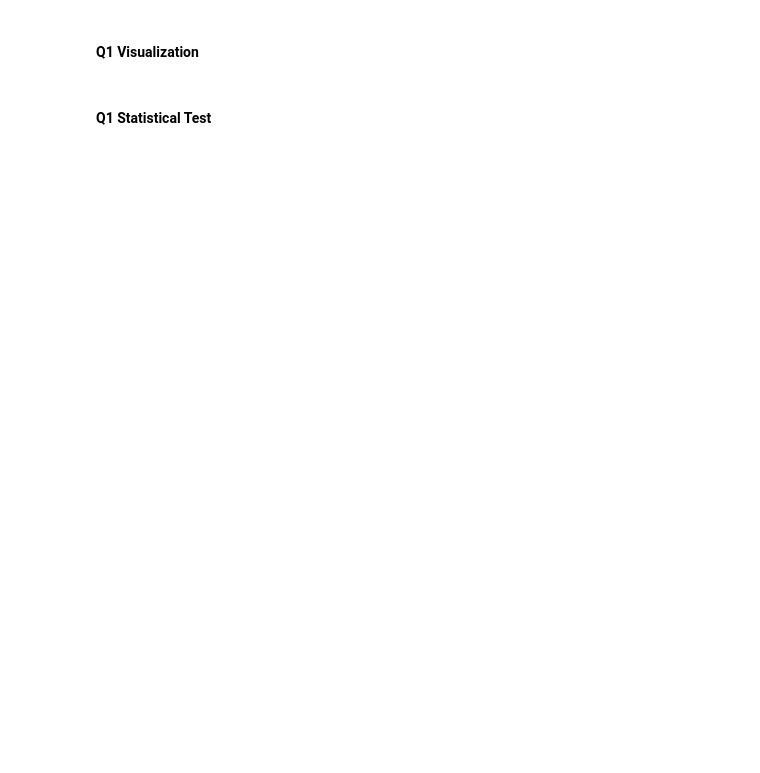
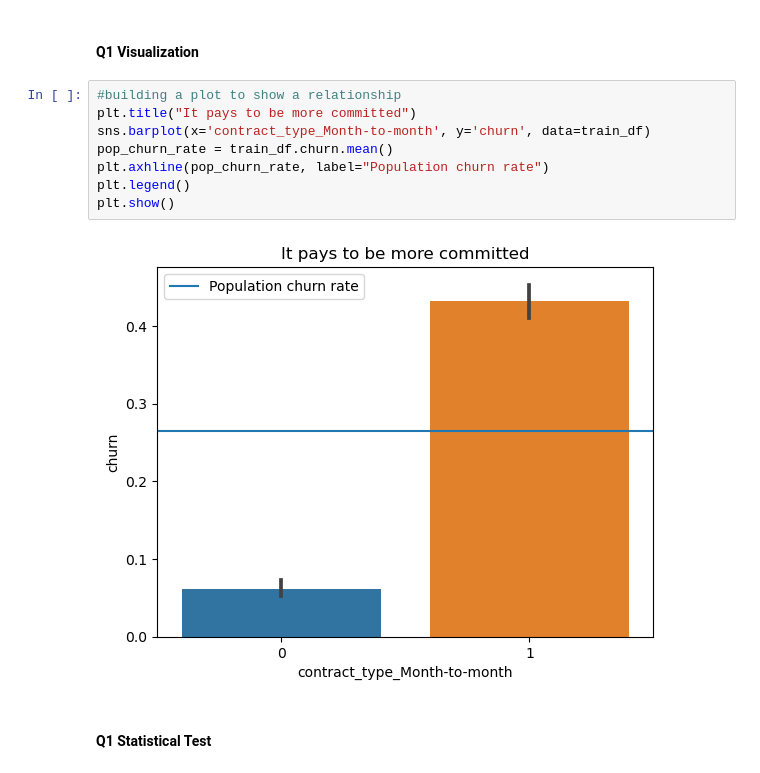
Before and after one commit to JoshuaHolt-Tech/classification_project, a Jupyter notebook: working_notebook.ipynb, the cells around one changed output. Cells and saved outputs as stored; diff of their text form; blank space fills up the shorter version.

```diff
--- a/working_notebook.ipynb
+++ b/working_notebook.ipynb
@@ -207,4 +188,14 @@ Name: total_charges, dtype: float64
 # %% [markdown]
 #### Q1 Visualization <a class="anchor" id="q_1_viz"></a>
+# %%
+#building a plot to show a relationship
+plt.title("It pays to be more committed")
+sns.barplot(x='contract_type_Month-to-month', y='churn', data=train_df)
+pop_churn_rate = train_df.churn.mean()
+plt.axhline(pop_churn_rate, label="Population churn rate")
+plt.legend()
+plt.show()
+# %% [output]
+[figure, added]
 # %% [markdown]
 #### Q1 Statistical Test <a class="anchor" id="q_1_stats"></a>
```
Also changed, not shown: parts of 64 cells of this notebook, 1 other file.
